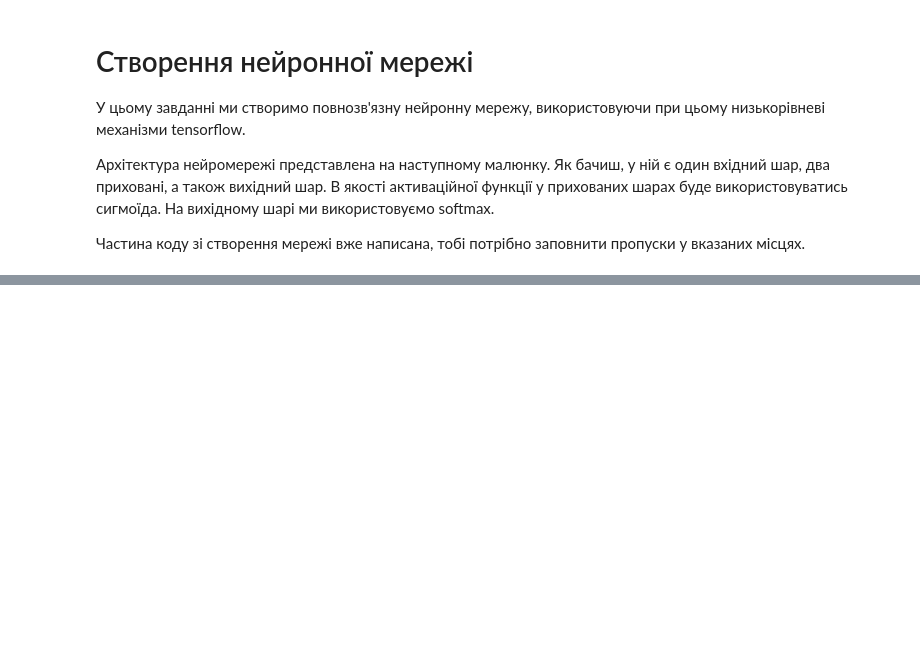
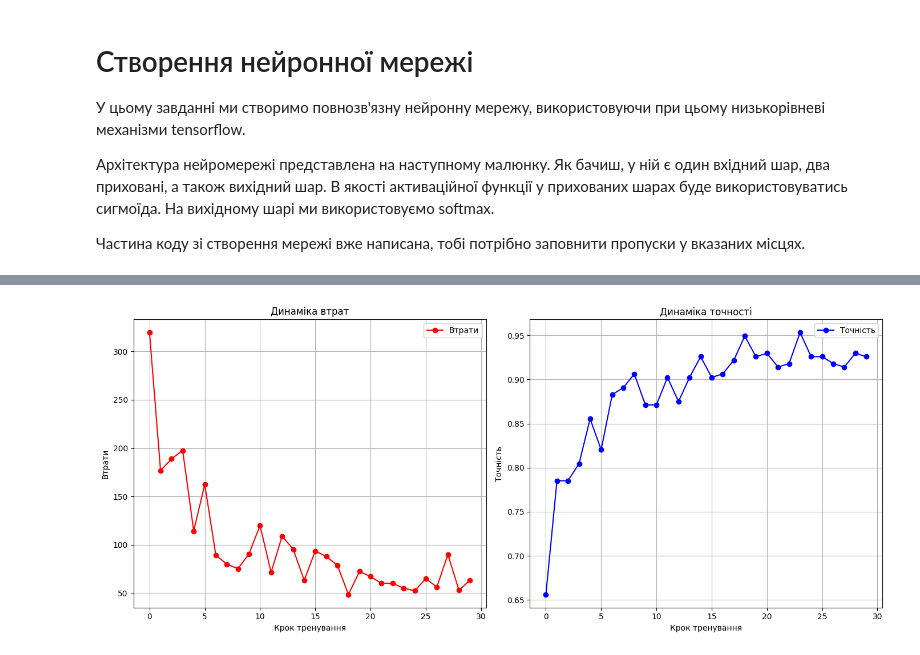
Before and after one commit to Korniev/Data-Sciense, a Jupyter notebook: hw_08/hw_08.ipynb, the cells around one changed output, grey strips where cells are left out. Drawn from its saved outputs; the diff is of its cells as text; code cells hidden in the pictures; blank space fills up the shorter version.

```diff
--- a/hw_08/hw_08.ipynb
+++ b/hw_08/hw_08.ipynb
@@ -185,11 +185,30 @@ for step, (batch_x, batch_y) in enumerate(train_data.take(training_steps), 1):
 # %%
 # Виведіть графіки залежності зміни точності і втрат від кроку
 # Якщо все зроблено правильно, то точність повинна зростати, а втрати зменшуватись
 
 import matplotlib.pyplot as plt
 
 # Виведіть графік функції втрат
-# Місце для вашого коду
+plt.figure(figsize=(14, 6))
+
+plt.subplot(1, 2, 1)
+plt.plot(loss_history, '-o', label='Втрати', color='red')
+plt.title('Динаміка втрат')
+plt.xlabel('Крок тренування')
+plt.ylabel('Втрати')
+plt.grid(True)
+plt.legend()
 
 # Виведіть графік точності
-# Місце для вашого коду
+plt.subplot(1, 2, 2)
+plt.plot(accuracy_history, '-o', label='Точність', color='blue')
+plt.title('Динаміка точності')
+plt.xlabel('Крок тренування')
+plt.ylabel('Точність')
+plt.grid(True)
+plt.legend()
+
+plt.tight_layout()
+plt.show()
+# %% [output]
+[figure, added]
```
Also changed, not shown: parts of 8 cells of this notebook.
